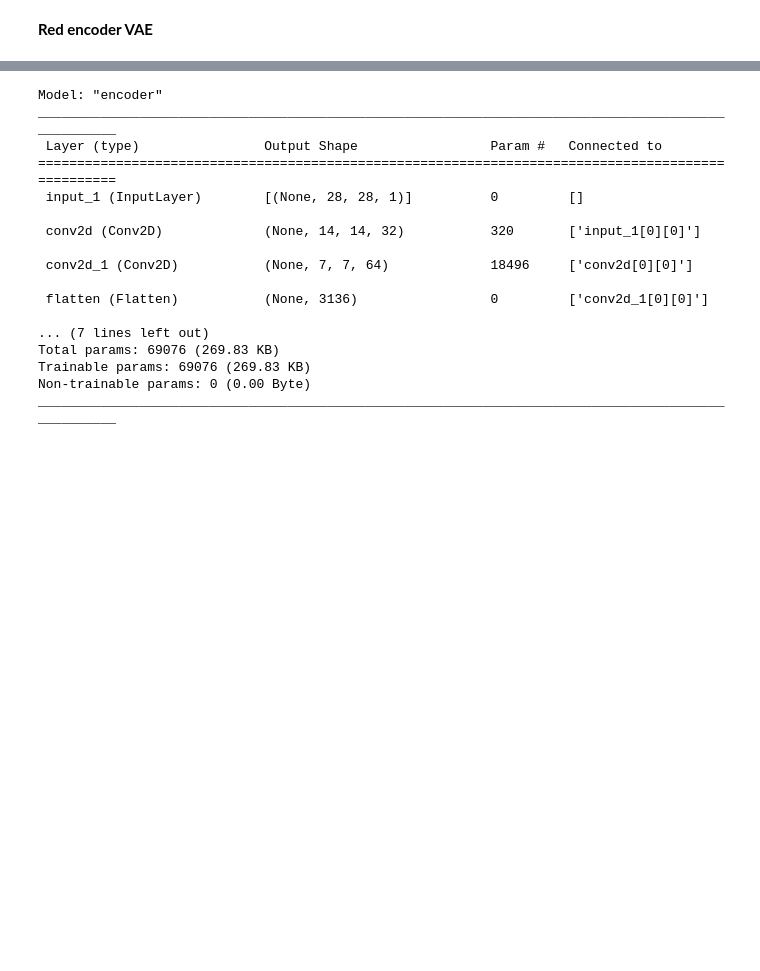
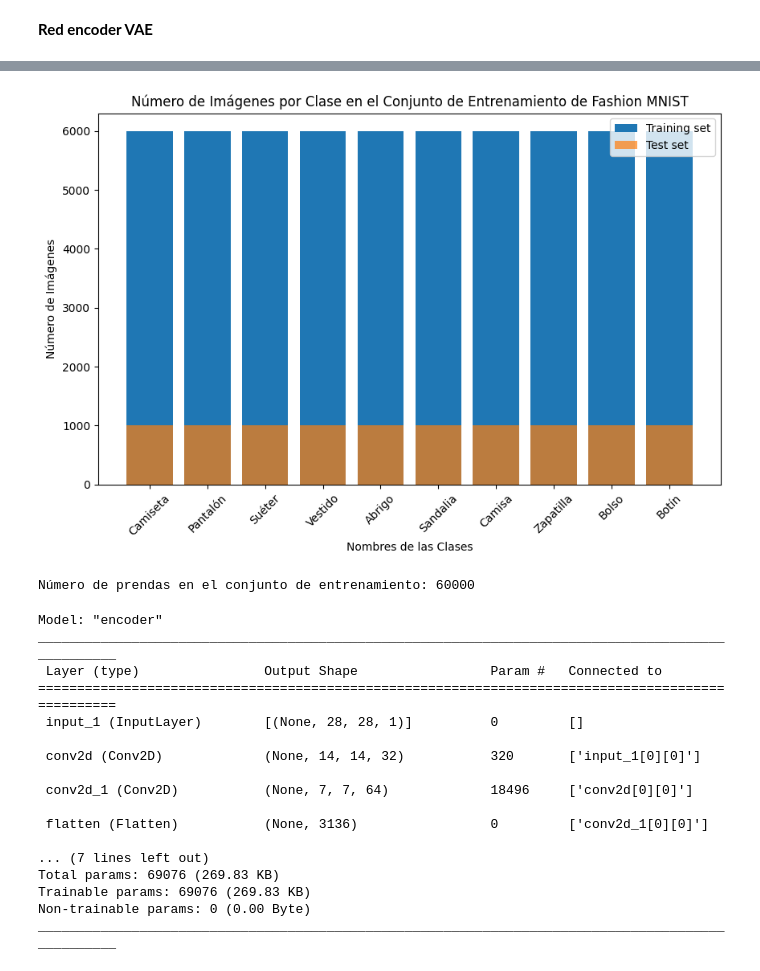
Before and after one commit to oconcito8/deepLearning, a Jupyter notebook: Entrega LAB3 IA Generativa - Imágenes.ipynb, the cells around one changed output, grey strips where cells are left out. Cells and saved outputs as stored; diff of their text form; code cells hidden in the pictures; blank space fills up the shorter version.

```diff
--- a/Entrega LAB3 IA Generativa - Imágenes.ipynb
+++ b/Entrega LAB3 IA Generativa - Imágenes.ipynb
@@ -31,3 +48,35 @@ El encoder toma imágenes y las procesa a través de capas convolucionales para
+# %%
+# Count occurrences of each label in the training dataset
+unique, counts = np.unique(train_labels, return_counts=True)
+train_label_counts = dict(zip(unique, counts))
+
+# Optionally, count labels in the test dataset
+unique_test, counts_test = np.unique(test_labels, return_counts=True)
+test_label_counts = dict(zip(unique_test, counts_test))
+
+# Updated class names for labels from 0 to 9
+class_names = ['Camiseta', 'Pantalón', 'Suéter', 'Vestido', 'Abrigo',
+               'Sandalia', 'Camisa', 'Zapatilla', 'Bolso', 'Botín']
+
+# Create a bar chart for the training set
+plt.figure(figsize=(10, 6))
+plt.bar(class_names, [train_label_counts[i] for i in unique], label='Training set')
+
+# Optionally, create a bar chart for the test set
+plt.bar(class_names, [test_label_counts[i] for i in unique_test], label='Test set', alpha=0.7)
+
+plt.xlabel('Nombres de las Clases')
+plt.ylabel('Número de Imágenes')
+plt.title('Número de Imágenes por Clase en el Conjunto de Entrenamiento de Fashion MNIST')
+plt.xticks(rotation=45)
+plt.legend()
+plt.show()
+# Muestra el número de imágenes en el conjunto de entrenamiento
+print("Número de prendas en el conjunto de entrenamiento:", len(train_img))
+print("Número de prendas en el conjunto de entrenamiento:", len(test_img))
+# %% [output]
+[figure, added]
+Número de prendas en el conjunto de entrenamiento: 60000
 # %%
 from tensorflow import keras
 from tensorflow.keras import layers
```
Also changed, not shown: parts of 48 cells of this notebook.
